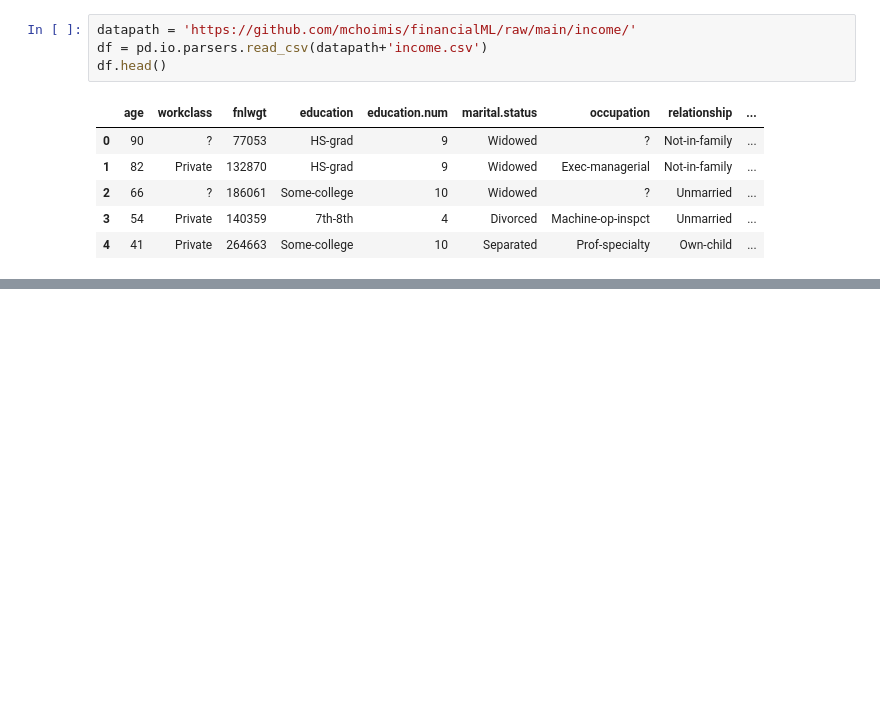
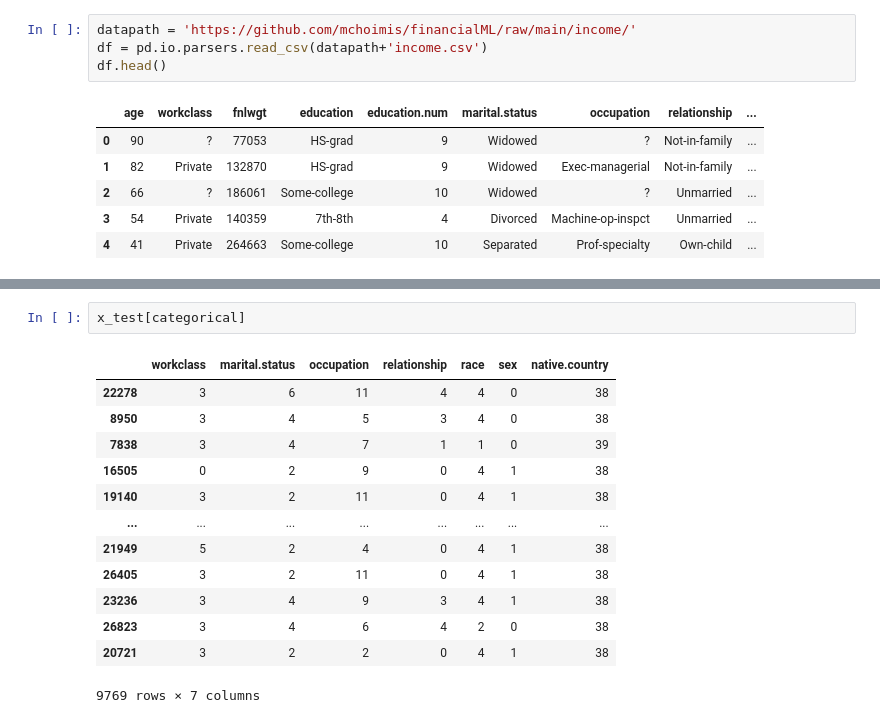
Before and after one commit to Vaycold/Python_ML, a Jupyter notebook: Financial_ML/금융데이터.ipynb, the cells around one changed output, grey strips where cells are left out. Cells and saved outputs as stored; diff of their text form; blank space fills up the shorter version.

```diff
--- a/Financial_ML/금융데이터.ipynb
+++ b/Financial_ML/금융데이터.ipynb
@@ -40,0 +207,16 @@ df.head()
+# %%
+x_test[categorical]
+# %% [output]
+|  | workclass | marital.status | occupation | relationship | race | sex | native.country |
+| 22278 | 3 | 6 | 11 | 4 | 4 | 0 | 38 |
+| 8950 | 3 | 4 | 5 | 3 | 4 | 0 | 38 |
+| 7838 | 3 | 4 | 7 | 1 | 1 | 0 | 39 |
+| 16505 | 0 | 2 | 9 | 0 | 4 | 1 | 38 |
+| 19140 | 3 | 2 | 11 | 0 | 4 | 1 | 38 |
+| ... | ... | ... | ... | ... | ... | ... | ... |
+| 21949 | 5 | 2 | 4 | 0 | 4 | 1 | 38 |
+| 26405 | 3 | 2 | 11 | 0 | 4 | 1 | 38 |
+| 23236 | 3 | 4 | 9 | 3 | 4 | 1 | 38 |
+| 26823 | 3 | 4 | 6 | 4 | 2 | 0 | 38 |
+| 20721 | 3 | 2 | 2 | 0 | 4 | 1 | 38 |
+9769 rows × 7 columns
```
Also changed, not shown: parts of 21 cells of this notebook.
